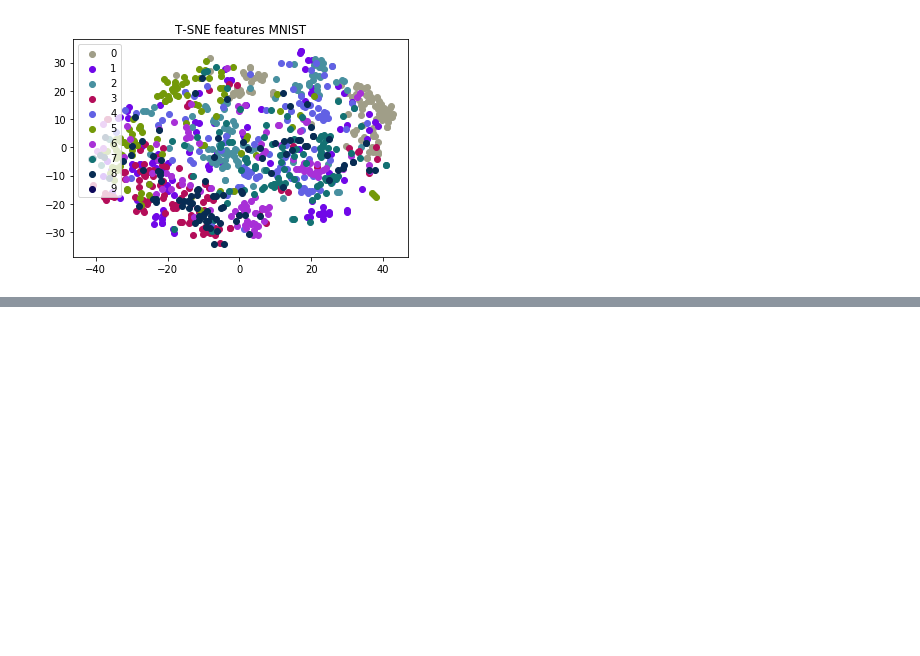
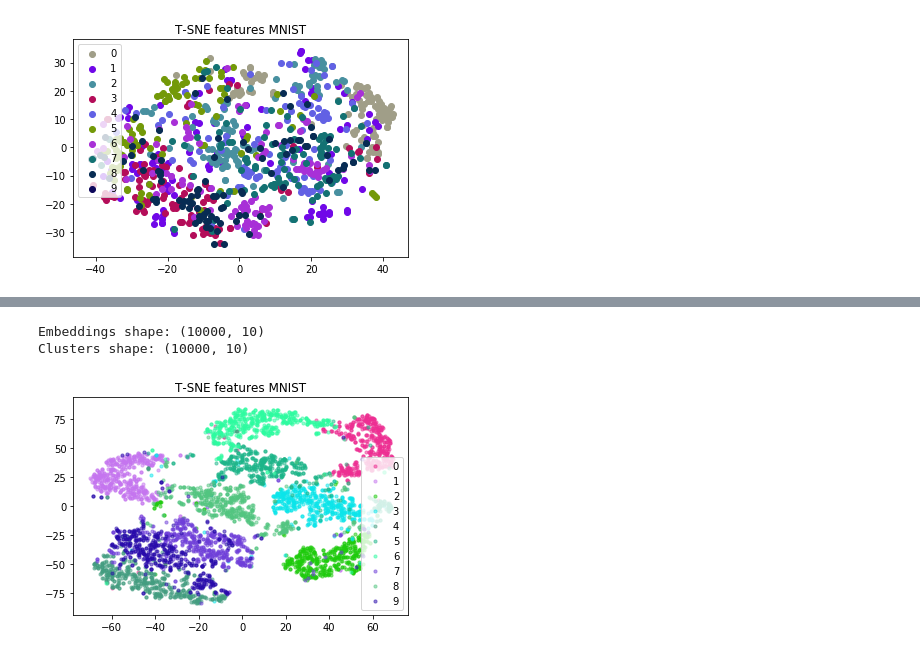
Before and after one commit to eloygeenjaar/cv-dl, a Jupyter notebook: dcec-train.ipynb, the cells around one changed output, grey strips where cells are left out. Saved outputs shown, nothing was run; the diff lists cells and outputs as text; code cells hidden in the pictures; blank space fills up the shorter version.

```diff
--- a/dcec-train.ipynb
+++ b/dcec-train.ipynb
@@ -144,0 +102,28 @@ Epoch 25/100
+# %%
+model = keras.models.Sequential()
+model.add(keras.layers.Conv2D(filters=32, kernel_size=5, strides=2, input_shape=(28, 28, 1), activation='relu', padding='same', name='conv1'))
+model.add(keras.layers.Lambda(lambda x: tf.keras.backend.l2_normalize(x, axis=0)))
+model.add(keras.layers.Conv2D(filters=64, kernel_size=5, strides=2, activation='relu', padding='same'))
+model.add(keras.layers.Lambda(lambda x: tf.keras.backend.l2_normalize(x, axis=0)))
+model.add(keras.layers.Conv2D(filters=128, kernel_size=3, strides=2, activation='relu', padding='valid'))
+model.add(keras.layers.Lambda(lambda x: tf.keras.backend.l2_normalize(x, axis=0)))
+model.add(keras.layers.Flatten())
+model.add(keras.layers.Dense(units=10))
+model.add(keras.layers.Lambda(lambda x: tf.keras.backend.l2_normalize(x, axis=0), name='embeddings'))
+model.add(keras.layers.Dense(units=1152))
+#model.add(keras.layers.Lambda(lambda x: tf.keras.backend.l2_normalize(x, axis=0)))
+model.add(keras.layers.Reshape( (3, 3, 128) ))
+model.add(keras.layers.Conv2DTranspose(filters=64, kernel_size=3, strides=2, padding='valid', activation='relu', name='tp1'))
+#model.add(keras.layers.Lambda(lambda x: tf.keras.backend.l2_normalize(x, axis=0)))
+model.add(keras.layers.Conv2DTranspose(filters=32, kernel_size=5, strides=2, padding='same', activation='relu', name='tp2'))
+#model.add(keras.layers.Lambda(lambda x: tf.keras.backend.l2_normalize(x, axis=0)))
+model.add(keras.layers.Conv2DTranspose(filters=1, kernel_size=5, strides=2, padding='same', activation='relu', name='tp3'))
+model.compile(optimizer='adam',
+                  loss='mse')
+model.summary()
+
+model.fit(mnist_train_data,
+          mnist_train_data,
+          batch_size=batch_size,
+          epochs=200,
+          verbose=1)
@@ -145,8 +149,9 @@ Epoch 25/100
 # %%
 #encoder = Model(inputs=dcec.layers[0].input, outputs=dcec.get_layer(name='dense1').output)
-embed = keras.backend.function([dcec_adam.layers[0].input],
-                                              [dcec_adam.get_layer(name='dense1').output])
-embeddings = np.asarray(embed(mnist_train_data)).squeeze(0)
+#embed = keras.backend.function([dcec_adam.layers[0].input],
+#                                              [dcec_adam.get_layer(name='dense1').output])
+encoder = Model(inputs=model.input, outputs=model.get_layer(name='embeddings').output)
+embeddings = encoder.predict(mnist_test_data)
 normalizer = Normalizer(norm='l2')
 #embeddings = encoder.predict(mnist_train_data)
 
@@ -154,10 +159,15 @@ print(f'Embeddings shape: {embeddings.shape}')
 embeddings = normalizer.fit_transform(embeddings)
 clusters = KMeans(n_clusters=10).fit_transform(embeddings)
 print(f'Clusters shape: {clusters.shape}')
+# %% [output]
+Embeddings shape: (10000, 10)
+Clusters shape: (10000, 10)
 # %%
 plot_tsne(clusters,
-          mnist_train_labels,
+          mnist_test_labels,
           dataset_name='MNIST',
-          num_samples_per_class=100)
+          num_samples_per_class=500)
+# %% [output]
+[figure, added]
 # %%
 plot_tsne(embeddings,
```
Also changed, not shown: parts of 8 cells of this notebook, 1 other file.
